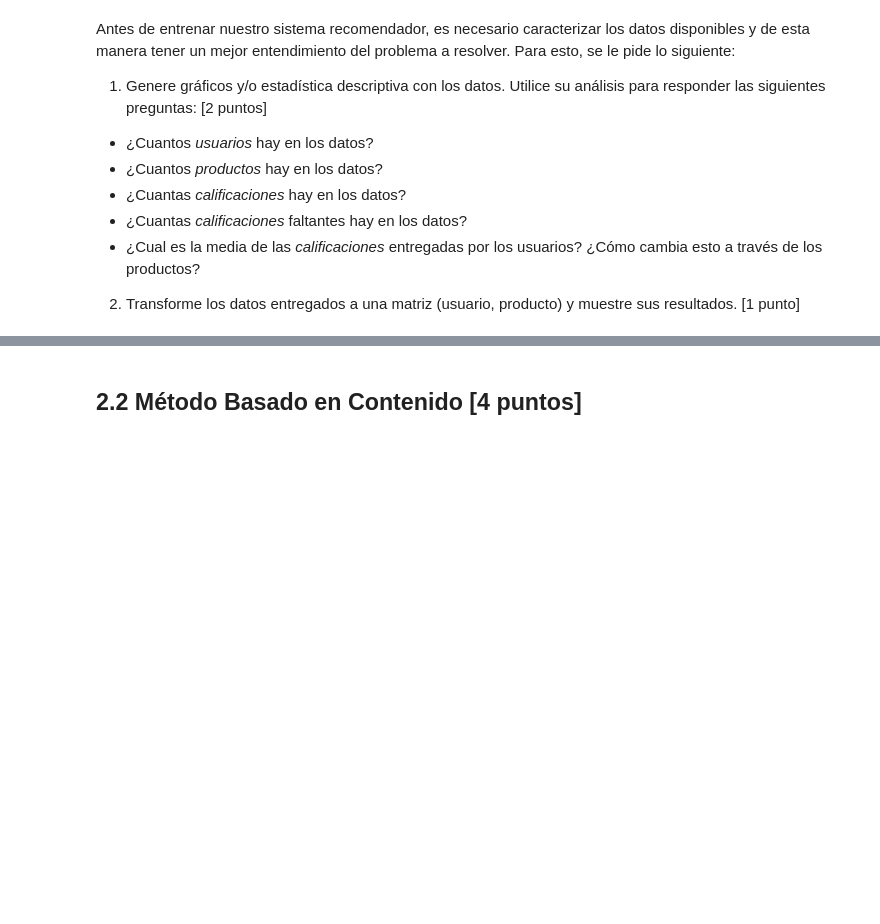
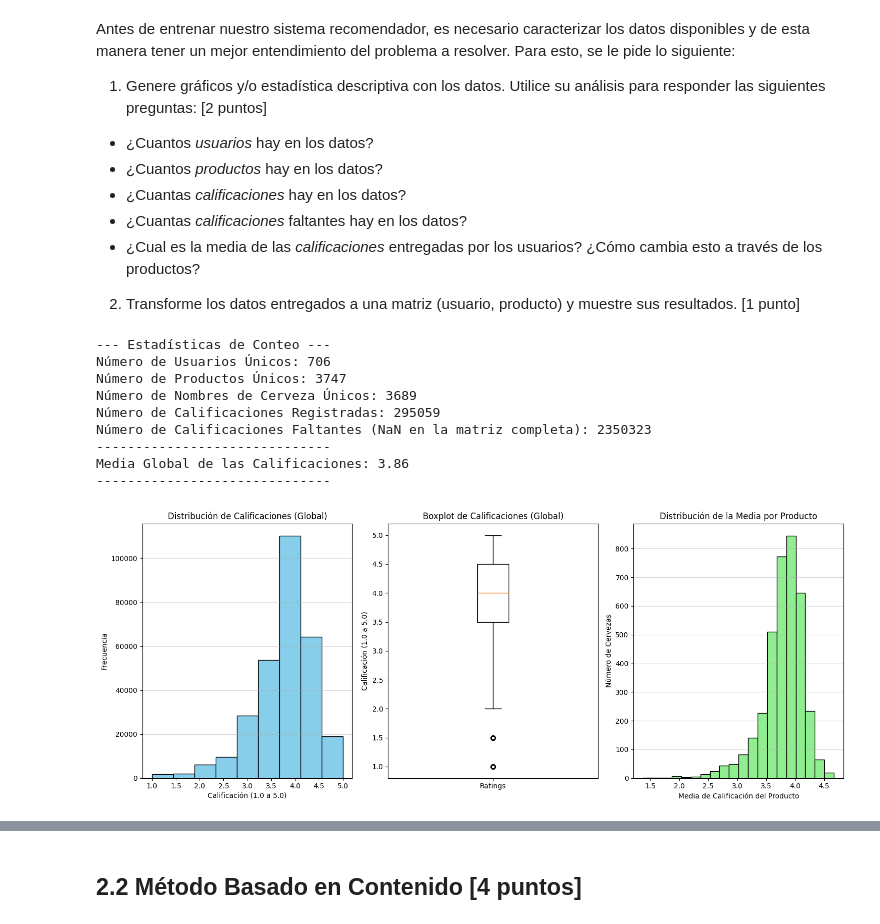
Before and after one commit to andresignacio-o/MDS7202, a Jupyter notebook: Lab10/Lab10_enunciado.ipynb, the cells around one changed output, grey strips where cells are left out. Saved outputs shown, nothing was run; the diff lists cells and outputs as text; code cells hidden in the pictures; blank space fills up the shorter version.

```diff
--- a/Lab10/Lab10_enunciado.ipynb
+++ b/Lab10/Lab10_enunciado.ipynb
@@ -756,3 +777,5 @@ from copy import deepcopy
 Cargue el dataset `cervezas.csv` y realice una breve exploración de los datos. ¿Hay valores nulos? ¿Cuantos cervezas se estan evaluando? ¿Cuantos ciudadanos participaron de esta evaluación?
 # %%
 #CODIGO AQUI
+df_beer = pd.read_csv("cervezas.csv")
+df_beer.head()
@@ -768,3 +817,70 @@ Antes de entrenar nuestro sistema recomendador, es necesario caracterizar los da
   - ¿Cuantas *calificaciones* faltantes hay en los datos?
   - ¿Cual es la media de las *calificaciones* entregadas por los usuarios? ¿Cómo cambia esto a través de los productos?
 2. Transforme los datos entregados a una matriz (usuario, producto) y muestre sus resultados. [1 punto]
+# %%
+# Conteo de entidades
+num_usuarios = df_beer['userId'].nunique()
+num_productos = df_beer['beerId'].nunique()
+num_tipos = df_beer['beerName'].nunique()
+num_calificaciones = len(df_beer)
+
+# Calificaciones faltantes (Matriz de 1000 usuarios x 1851 productos)
+calificaciones_posibles = num_usuarios * num_productos
+calificaciones_faltantes = calificaciones_posibles - num_calificaciones
+
+print("--- Estadísticas de Conteo ---")
+print(f"Número de Usuarios Únicos: {num_usuarios}")
+print(f"Número de Productos Únicos: {num_productos}")
+print(f"Número de Nombres de Cerveza Únicos: {num_tipos}")
+print(f"Número de Calificaciones Registradas: {num_calificaciones}")
+print(f"Número de Calificaciones Faltantes (NaN en la matriz completa): {calificaciones_faltantes}")
+print("-" * 30)
+
+# Media de las calificaciones
+media_global = df_beer['rating'].mean()
+print(f"Media Global de las Calificaciones: {media_global:.2f}")
+print("-" * 30)
+
+
+# Distribución de Calificaciones (Gráficos)
+plt.figure(figsize=(15, 6))
+
+# a) Histograma de Calificaciones
+plt.subplot(1, 3, 1)
+df_beer['rating'].plot(kind='hist', bins=9, edgecolor='black', color='skyblue')
+plt.title('Distribución de Calificaciones (Global)')
+plt.xlabel('Calificación (1.0 a 5.0)')
+plt.ylabel('Frecuencia')
+plt.grid(axis='y', alpha=0.5)
+
+# b) Boxplot de Calificaciones
+plt.subplot(1, 3, 2)
+plt.boxplot(df_beer['rating'])
+plt.title('Boxplot de Calificaciones (Global)')
+plt.xticks([1], ['Ratings'])
+plt.ylabel('Calificación (1.0 a 5.0)')
+
+# Media de Calificaciones a través de los productos
+media_por_producto = df_beer.groupby('beerName')['rating'].mean()
+
+# c) Histograma de la Media de Calificaciones por Producto
+plt.subplot(1, 3, 3)
+media_por_producto.plot(kind='hist', bins=20, edgecolor='black', color='lightgreen')
+plt.title('Distribución de la Media por Producto')
+plt.xlabel('Media de Calificación del Producto')
+plt.ylabel('Número de Cervezas')
+plt.grid(axis='y', alpha=0.5)
+
+plt.tight_layout()
+plt.show()
+# %% [output]
+--- Estadísticas de Conteo ---
+Número de Usuarios Únicos: 706
+Número de Productos Únicos: 3747
+Número de Nombres de Cerveza Únicos: 3689
+Número de Calificaciones Registradas: 295059
+Número de Calificaciones Faltantes (NaN en la matriz completa): 2350323
+------------------------------
+Media Global de las Calificaciones: 3.86
+------------------------------
+[figure, added]
```
Also changed, not shown: parts of 24 cells of this notebook.
